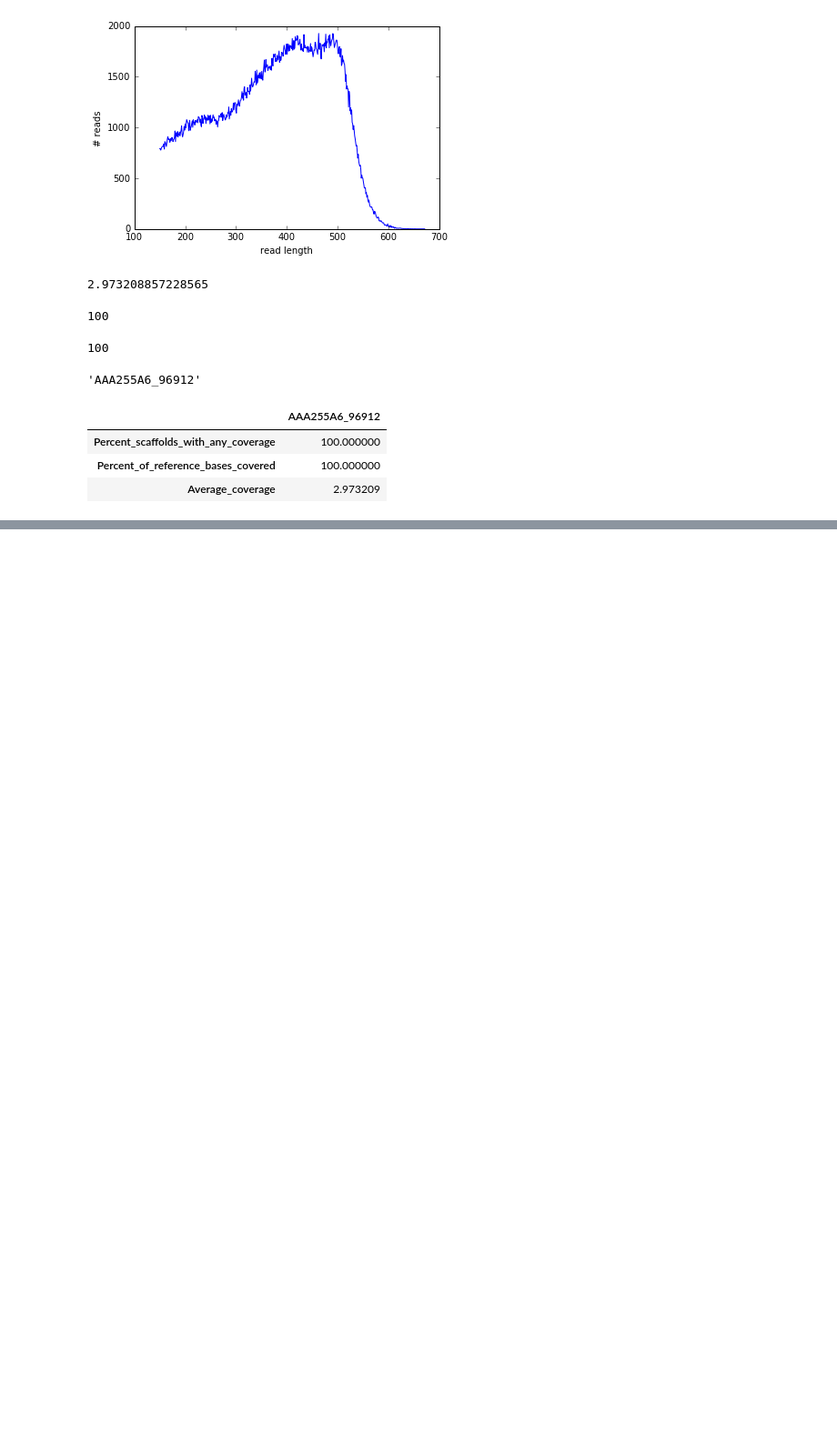
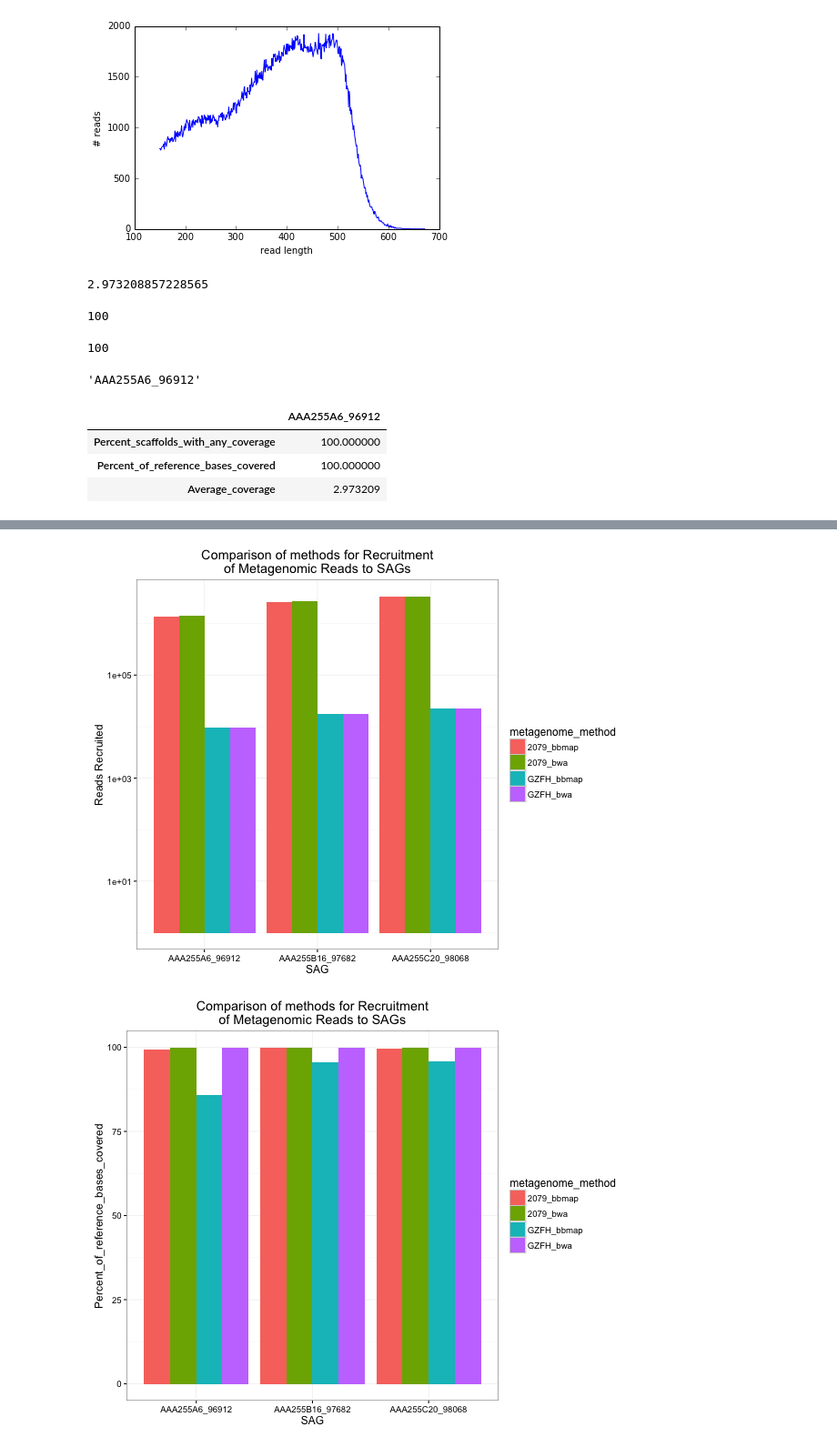
Before and after one commit to BigelowLab/sag-mg-recruit, a Jupyter notebook: notebooks/illumina_vs_pyro.ipynb, the cells around one changed output, grey strips where cells are left out. Shown at 91% size. Drawn from its saved outputs; the diff is of its cells as text; code cells hidden in the pictures; blank space fills up the shorter version.

Commit message:
finished initial comparison of bbmap versus bwa. rcov2.py added.

```diff
--- a/notebooks/illumina_vs_pyro.ipynb
+++ b/notebooks/illumina_vs_pyro.ipynb
@@ -235,0 +282,2 @@ def filter_bam(bam, outbam, pctid = 95):
+# %%
+bbresults = glob.glob("../data/i454comp/*recruit_info.txt")
@@ -235,0 +348,14 @@ def filter_bam(bam, outbam, pctid = 95):
+# %%
+genomecov = glob.glob("../data/i454comp/*.genomecoverage")
+
+cols = ['sag','metagenome','Percent_scaffolds_with_any_coverage', 'Percent_of_reference_bases_covered', 'Average_coverage', 'unambiguous']
+big = pd.DataFrame(columns=cols)
+for g in genomecov:
+    new=get_recruit_info(g)
+    big = pd.concat([big, new])
+# %%
+sizekey = newdf.reset_index()[['metagenome', 'Reads_Used']].drop_duplicates()
+
+better = big.merge(sizekey, how='left', left_on='metagenome', right_on='metagenome')
+
+together = pd.concat([better, newdf.reset_index()], join='inner')
@@ -235,0 +406,23 @@ def filter_bam(bam, outbam, pctid = 95):
+# %%
+%%R -i together
+together <- mutate(together, vars = paste(metagenome, method, sep="_"))
+together <- mutate(together, frac_mg_reads = as.numeric(as.character(unambiguous))/as.numeric(as.character(Reads_Used)))
+# %%
+%%R -w 600
+together %>% ggplot(aes(sag, as.numeric(as.character(unambiguous)))) + scale_y_log10() + theme_bw() -> p
+p<- p+ geom_bar(aes(fill=vars), position="dodge", stat='identity') #+ theme(axis.text.x = element_text(angle = 45, hjust = 1))
+p <- p + labs(fill="metagenome_method", x="SAG", y="Reads Recruited", title="Comparison of methods for Recruitment\nof Metagenomic Reads to SAGs")
+plot(p)
+
+together %>% ggplot(aes(sag, as.numeric(as.character(Percent_of_reference_bases_covered)))) + theme_bw() -> p
+p<- p+ geom_bar(aes(fill=vars), position="dodge", stat='identity') #+ theme(axis.text.x = element_text(angle = 45, hjust = 1))
+p <- p + labs(fill="metagenome_method", x="SAG", y="Percent_of_reference_bases_covered", title="Comparison of methods for Recruitment\nof Metagenomic Reads to SAGs")
+plot(p)
+
+together %>% ggplot(aes(sag, as.numeric(as.character(frac_mg_reads)))) + theme_bw() -> p
+p<- p+ geom_bar(aes(fill=vars), position="dodge", stat='identity') #+ theme(axis.text.x = element_text(angle = 45, hjust = 1))
+p <- p + labs(fill="metagenome_method", x="SAG", y="Fraction of Metagenome", title="Comparison of methods for Recruitment\nof Metagenomic Reads to SAGs")
+plot(p)
+# %% [output]
+[figure, added]
+[figure, added]
```
Also changed, not shown: parts of 17 cells of this notebook, 3 other files.
